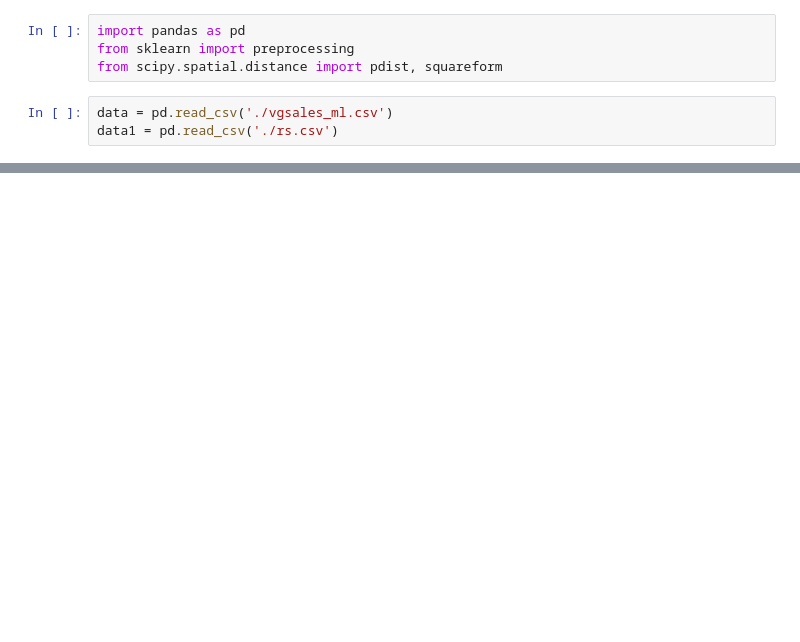
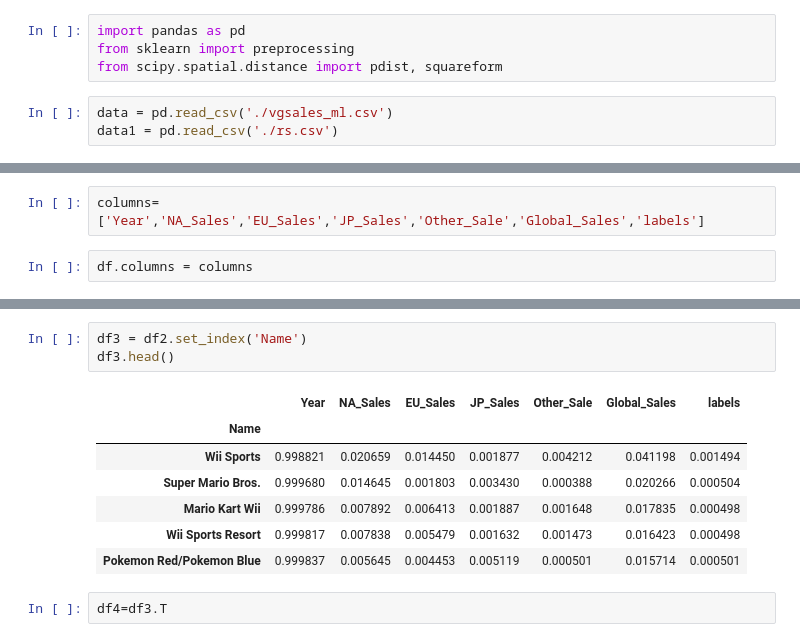
Before and after one commit to RafaEguren/Final-Project, a Jupyter notebook: Sistema de recomendación.ipynb, the cells around one changed output, grey strips where cells are left out. Saved outputs shown, nothing was run; the diff lists cells and outputs as text; blank space fills up the shorter version.

```diff
--- a/Sistema de recomendación.ipynb
+++ b/Sistema de recomendación.ipynb
@@ -80,0 +82,4 @@ df.head()
+# %%
+columns= ['Year','NA_Sales','EU_Sales','JP_Sales','Other_Sale','Global_Sales','labels']
+# %%
+df.columns = columns
@@ -80,0 +115,13 @@ df.head()
+# %%
+df3 = df2.set_index('Name')
+df3.head()
+# %% [output]
+|  | Year | NA_Sales | EU_Sales | JP_Sales | Other_Sale | Global_Sales | labels |
+| Name |  |  |  |  |  |  |  |
+| Wii Sports | 0.998821 | 0.020659 | 0.014450 | 0.001877 | 0.004212 | 0.041198 | 0.001494 |
+| Super Mario Bros. | 0.999680 | 0.014645 | 0.001803 | 0.003430 | 0.000388 | 0.020266 | 0.000504 |
+| Mario Kart Wii | 0.999786 | 0.007892 | 0.006413 | 0.001887 | 0.001648 | 0.017835 | 0.000498 |
+| Wii Sports Resort | 0.999817 | 0.007838 | 0.005479 | 0.001632 | 0.001473 | 0.016423 | 0.000498 |
+| Pokemon Red/Pokemon Blue | 0.999837 | 0.005645 | 0.004453 | 0.005119 | 0.000501 | 0.015714 | 0.000501 |
+# %%
+df4=df3.T
```
Also changed, not shown: parts of 15 cells of this notebook, 2 other files.
